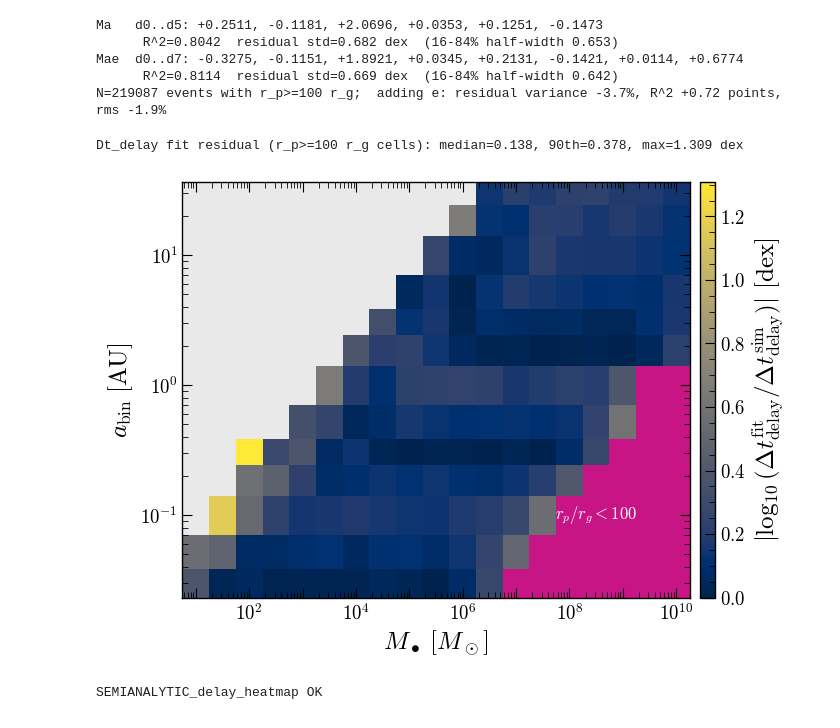
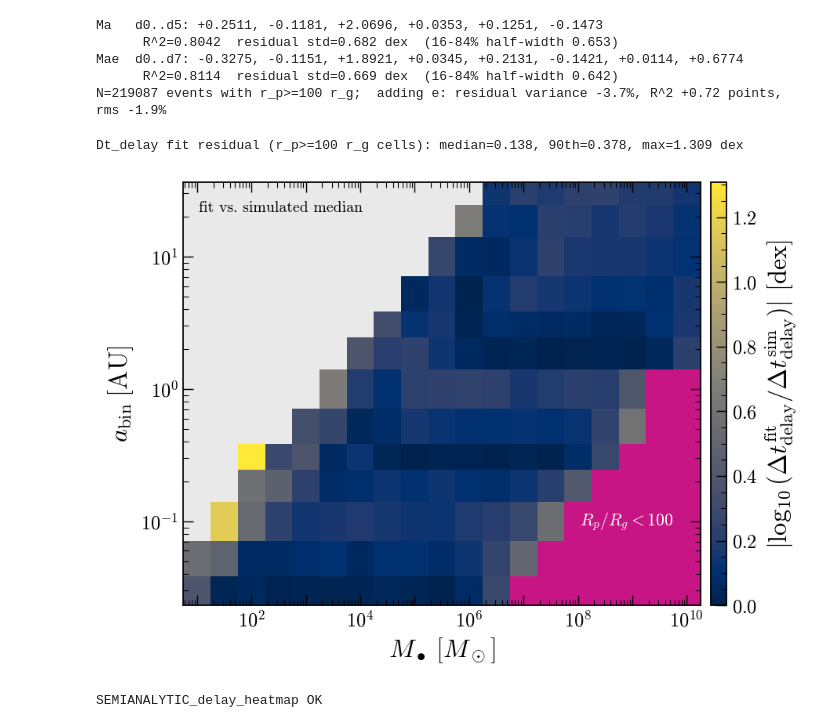
Before and after one commit to Kkritos/smbh-binary, a Jupyter notebook: analysis/bhstar_mutde/notebooks/survey_delay.ipynb, the cells around one changed output. Saved outputs shown, nothing was run; the diff lists cells and outputs as text; code cells hidden in the pictures.

```diff
--- a/analysis/bhstar_mutde/notebooks/survey_delay.ipynb
+++ b/analysis/bhstar_mutde/notebooks/survey_delay.ipynb
@@ -1176,43 +1176,42 @@ for i,av in enumerate(ag):
 ok=np.isfinite(Z)&np.isfinite(RPG)&(RPG>=RG_MIN)
 print(f"Dt_delay fit residual (r_p>={RG_MIN:.0f} r_g cells): median={np.nanmedian(Z[ok]):.3f}, 90th={np.nanpercentile(Z[ok],90):.3f}, max={np.nanmax(Z[ok]):.3f} dex")
 
-plt.rcParams.update({"font.family":"serif","font.serif":["cmr10","DejaVu Serif"],
+plt.rcParams.update({"figure.dpi":130,"savefig.dpi":220,"font.family":"serif","font.serif":["cmr10","DejaVu Serif"],
     "mathtext.fontset":"cm","axes.formatter.use_mathtext":True,"axes.unicode_minus":False,
     "font.size":15,"axes.labelsize":18,"xtick.labelsize":13.5,"ytick.labelsize":13.5,
     "axes.linewidth":1.0,"xtick.direction":"in","ytick.direction":"in","xtick.top":True,"ytick.right":True,
     "xtick.minor.visible":True,"ytick.minor.visible":True,
     "xtick.major.size":7,"ytick.major.size":7,"xtick.minor.size":4,"ytick.minor.size":4})
 fig,ax=plt.subplots(figsize=(7.0,5.4))
 im=ax.pcolormesh(edges(Mg),edges(ag),np.ma.masked_invalid(Z),cmap=CIV,shading="flat",
                  vmin=0,vmax=np.nanmax(Z[ok]))   # colour range set by the unmasked cells
 
 # --- mask the relativistic cells (populated AND r_p/r_g < RG_MIN) ---
 blk=np.full_like(Z,np.nan); blk[np.isfinite(Z)&np.isfinite(RPG)&(RPG<RG_MIN)]=1.0
 ax.pcolormesh(edges(Mg),edges(ag),np.ma.masked_invalid(blk),cmap=FORBID,shading="flat",vmin=0,vmax=1)
 bi,bj=np.where(np.isfinite(blk))
 if bi.size:
-    Mt=10**(0.5*(np.log10(Mg[bj].min())+np.log10(Mg[bj].max())))
+    Mt=10**(0.5*(np.log10(Mg[bj].min())+np.log10(Mg[bj].max()))+0.40)   # as in the paper heatmap
     at=10**(np.median(np.log10(ag[bi])))
-    ax.text(Mt,at,rf"$r_p/r_g<{int(RG_MIN)}$",color="white",ha="center",va="center",
+    ax.text(Mt,at,rf"$R_p/R_g<{int(RG_MIN)}$",color="white",ha="center",va="center",
             fontsize=12,fontweight="bold")
 
 ax.set_xscale("log"); ax.set_yscale("log")
-ax.xaxis.set_major_locator(LogLocator(base=10,numticks=30)); ax.xaxis.set_major_formatter(plt.FuncFormatter(_even_pow))
+ax.xaxis.set_major_locator(LogLocator(base=10,numticks=100)); ax.xaxis.set_major_formatter(plt.FuncFormatter(_even_pow))
 ax.xaxis.set_minor_locator(LogLocator(base=10,subs=np.arange(2,10),numticks=100)); ax.xaxis.set_minor_formatter(NullFormatter())
 ax.yaxis.set_minor_locator(LogLocator(base=10,subs=np.arange(2,10),numticks=100)); ax.yaxis.set_minor_formatter(NullFormatter())
 ax.tick_params(which="both",direction="in",top=True,right=True,color="black")
 ax.set_xlabel(r"$M_\bullet\;[M_\odot]$"); ax.set_ylabel(r"$a_{\rm bin}\;[{\rm AU}]$"); ax.set_box_aspect(0.82)
+ax.text(0.03,0.955,"fit vs. simulated median",transform=ax.transAxes,ha="left",va="top",fontsize=11,color="black")
 fig.canvas.draw(); pos=ax.get_position()
 cax=fig.add_axes([pos.x1+0.015, pos.y0, 0.022, pos.height])
 cb=fig.colorbar(im,cax=cax); cb.set_label(r"$|\log_{10}(\Delta t_{\rm delay}^{\rm fit}/\Delta t_{\rm delay}^{\rm sim})|$ [dex]")
 cb.ax.tick_params(which="both",color="black",direction="in"); cb.ax.yaxis.set_minor_locator(AutoMinorLocator())
-for t in list(ax.xaxis.get_major_ticks())+list(ax.xaxis.get_minor_ticks()):
-    t.tick1line.set_color("white"); t.tick2line.set_color("black")
 fig.savefig("delay_residual.png",bbox_inches="tight"); fig.savefig("delay_residual.pdf",bbox_inches="tight")
 plt.show()
 # %% [output]
 Dt_delay fit residual (r_p>=100 r_g cells): median=0.138, 90th=0.378, max=1.309 dex
-[figure, old version]
+[figure, new version]
 # %%
 # ===== FIGURE: Dt_delay(M_bullet,a_bin) heatmap -- SEMI-ANALYTIC FORMULA (not sim median) + validity mask =====
 # Same (M,a) cells as the simulation figure, coloured by the (M,a) delay fit
```
Also changed, not shown: parts of 1 cell of this notebook, 4 other files.
